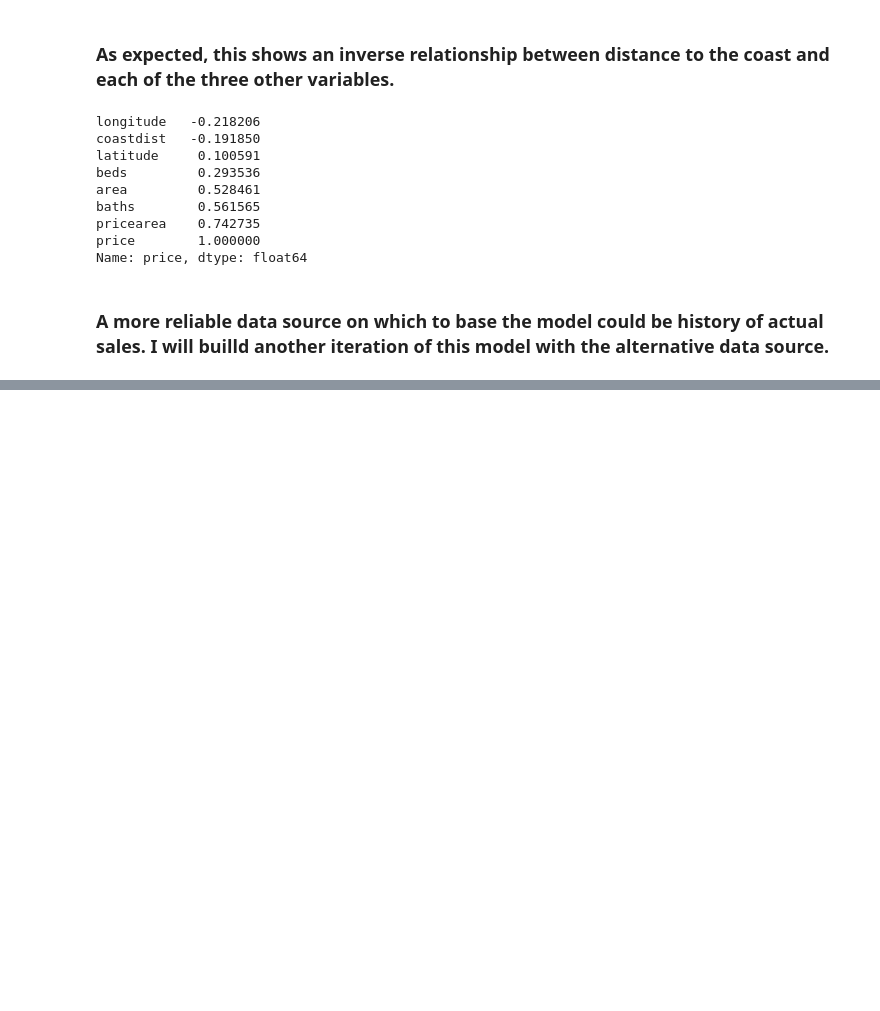
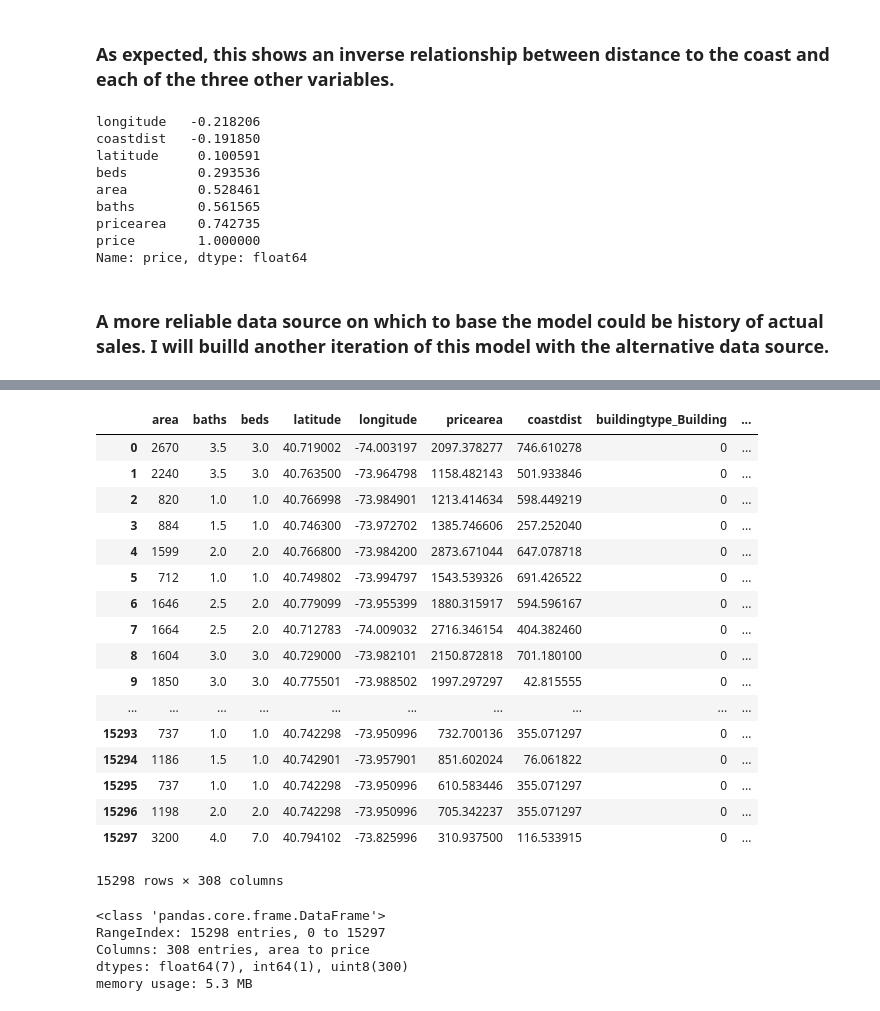
Before and after one commit to olaoluthomas/NYC_RealEstate, a Jupyter notebook: Preprocessing_EDA.ipynb, the cells around one changed output, grey strips where cells are left out. Saved outputs shown, nothing was run; the diff lists cells and outputs as text; code cells hidden in the pictures; blank space fills up the shorter version.

```diff
--- a/Preprocessing_EDA.ipynb
+++ b/Preprocessing_EDA.ipynb
@@ -1303,0 +1314,6 @@ Name: price, dtype: float64
+# %%
+from sklearn.preprocessing import MultiLabelBinarizer
+mlb = MultiLabelBinarizer()
+target = df["price"]
+df_num = df[["area","baths","beds","latitude","longitude","pricearea","coastdist"]]
+# I can also use: df_cat = df.select_dtypes(include=['object]).copy() but I don't want to add the address column
@@ -1303,0 +1336,3 @@ Name: price, dtype: float64
+# %%
+new_df = pd.get_dummies(df, columns=["buildingtype","neighborhood","borough"])
+new_df.head()
@@ -1303,0 +1366,31 @@ Name: price, dtype: float64
+# %%
+new_df["price"] = target
+# %%
+new_df
+# %% [output]
+|  | area | baths | beds | latitude | longitude | pricearea | coastdist | buildingtype_Building | ... |
+| 0 | 2670 | 3.5 | 3.0 | 40.719002 | -74.003197 | 2097.378277 | 746.610278 | 0 | ... |
+| 1 | 2240 | 3.5 | 3.0 | 40.763500 | -73.964798 | 1158.482143 | 501.933846 | 0 | ... |
+| 2 | 820 | 1.0 | 1.0 | 40.766998 | -73.984901 | 1213.414634 | 598.449219 | 0 | ... |
+| 3 | 884 | 1.5 | 1.0 | 40.746300 | -73.972702 | 1385.746606 | 257.252040 | 0 | ... |
+| 4 | 1599 | 2.0 | 2.0 | 40.766800 | -73.984200 | 2873.671044 | 647.078718 | 0 | ... |
+| 5 | 712 | 1.0 | 1.0 | 40.749802 | -73.994797 | 1543.539326 | 691.426522 | 0 | ... |
+| 6 | 1646 | 2.5 | 2.0 | 40.779099 | -73.955399 | 1880.315917 | 594.596167 | 0 | ... |
+| 7 | 1664 | 2.5 | 2.0 | 40.712783 | -74.009032 | 2716.346154 | 404.382460 | 0 | ... |
+| 8 | 1604 | 3.0 | 3.0 | 40.729000 | -73.982101 | 2150.872818 | 701.180100 | 0 | ... |
+| 9 | 1850 | 3.0 | 3.0 | 40.775501 | -73.988502 | 1997.297297 | 42.815555 | 0 | ... |
+| ... | ... | ... | ... | ... | ... | ... | ... | ... | ... |
+| 15293 | 737 | 1.0 | 1.0 | 40.742298 | -73.950996 | 732.700136 | 355.071297 | 0 | ... |
+| 15294 | 1186 | 1.5 | 1.0 | 40.742901 | -73.957901 | 851.602024 | 76.061822 | 0 | ... |
+| 15295 | 737 | 1.0 | 1.0 | 40.742298 | -73.950996 | 610.583446 | 355.071297 | 0 | ... |
+| 15296 | 1198 | 2.0 | 2.0 | 40.742298 | -73.950996 | 705.342237 | 355.071297 | 0 | ... |
+| 15297 | 3200 | 4.0 | 7.0 | 40.794102 | -73.825996 | 310.937500 | 116.533915 | 0 | ... |
+15298 rows × 308 columns
+# %%
+new_df.info()
+# %% [output]
+<class 'pandas.core.frame.DataFrame'>
+RangeIndex: 15298 entries, 0 to 15297
+Columns: 308 entries, area to price
+dtypes: float64(7), int64(1), uint8(300)
+memory usage: 5.3 MB
```
Also changed, not shown: parts of 13 cells of this notebook, 15 other files.
